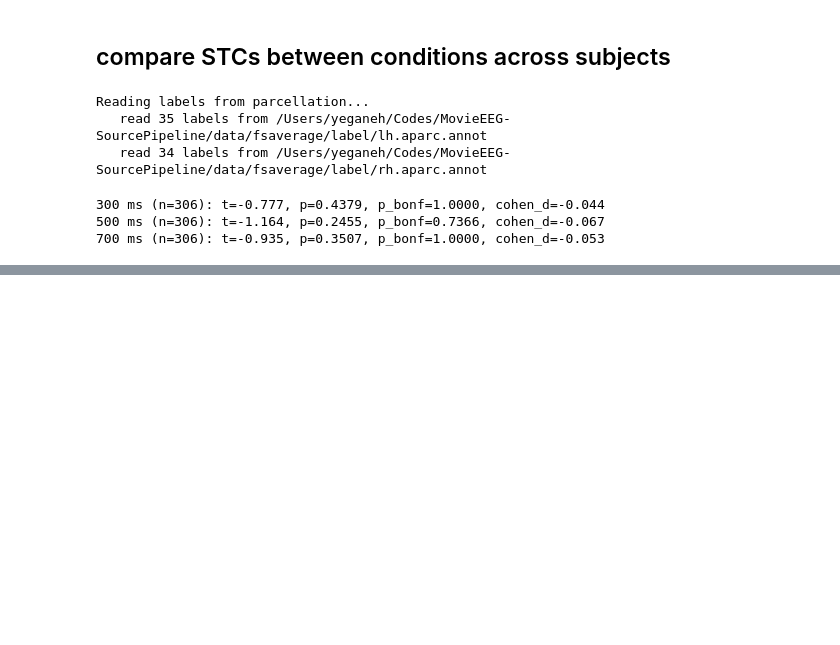
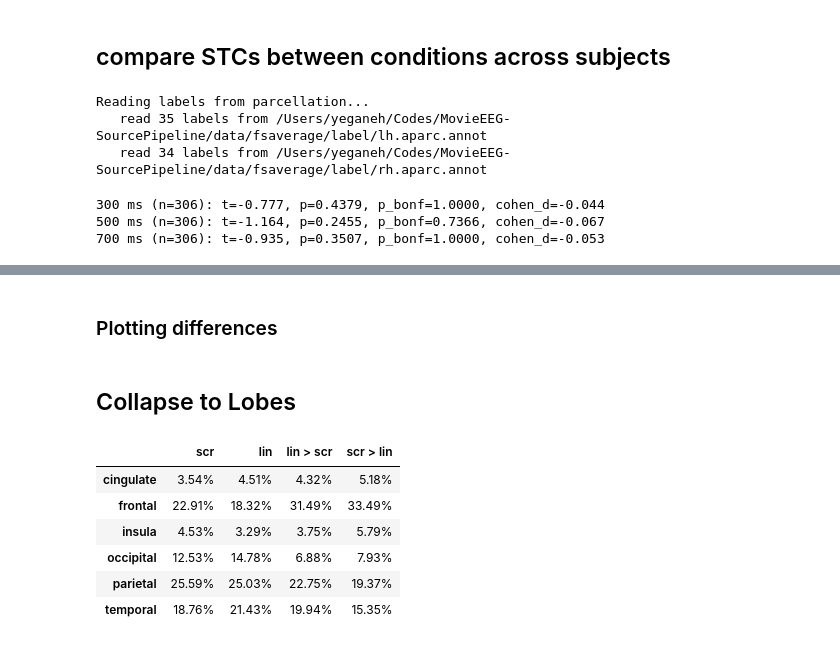
Before and after one commit to Yeganehfrh/MovieEEG-SourcePipeline, a Jupyter notebook: notebooks/Visualization.ipynb, the cells around one changed output, grey strips where cells are left out. Drawn from its saved outputs; the diff is of its cells as text; code cells hidden in the pictures; blank space fills up the shorter version.

```diff
--- a/notebooks/Visualization.ipynb
+++ b/notebooks/Visualization.ipynb
@@ -363,0 +498,2 @@ for r in results:
+# %% [markdown]
+### Plotting differences
@@ -363,0 +524,77 @@ for r in results:
+# %% [markdown]
+## Collapse to Lobes
+# %%
+lobe_keywords = {
+    # Put cingulate before frontal so rostral/caudal cingulate labels are not misclassified.
+    "cingulate": ["cingulate"],
+    "insula": ["insula"],
+    "frontal": [
+        "frontal", "precentral", "pars", "orbitofrontal", "paracentral", "frontalpole"
+    ],
+    "parietal": [
+        "parietal", "postcentral", "supramarginal", "precuneus"
+    ],
+    "temporal": [
+        "temporal", "fusiform", "bankssts", "transversetemporal", "entorhinal", "parahippocampal", "temporalpole"
+    ],
+    "occipital": ["occipital", "cuneus", "lingual", "pericalcarine"],
+}
+
+def collapse_to_lobes(label_counts):
+    lobe_counts = Counter()
+    unmapped_counts = Counter()
+
+    for label, count in label_counts.items():
+        lname = label.lower()
+
+        if lname.startswith("unknown"):
+            unmapped_counts["unknown"] += count
+            continue
+
+        assigned = False
+        for lobe, keywords in lobe_keywords.items():
+            if any(k in lname for k in keywords):
+                lobe_counts[lobe] += count
+                assigned = True
+                break
+
+        if not assigned:
+            unmapped_counts[label] += count
+
+    return lobe_counts, unmapped_counts
+
+def counts_to_percent(counts, total):
+    if total == 0:
+        return {k: 0.0 for k in counts}
+    return {k: 100 * v / total for k, v in counts.items()}
+
+def percent_of_all_top_vertices(label_counts):
+    lobe_counts, unmapped = collapse_to_lobes(label_counts)
+    total_all = sum(label_counts.values())
+    return counts_to_percent(lobe_counts, total_all), unmapped
+
+scr_all, scr_unmapped = percent_of_all_top_vertices(counts_scr)
+lin_all, lin_unmapped = percent_of_all_top_vertices(counts_lin)
+lin_gt_scr_all, lin_gt_scr_unmapped = percent_of_all_top_vertices(neg_counts)
+scr_gt_lin_all, scr_gt_lin_unmapped = percent_of_all_top_vertices(pos_counts)
+
+lobar_report_df = pd.DataFrame({
+    "scr": scr_all,
+    "lin": lin_all,
+    "lin > scr": lin_gt_scr_all,
+    "scr > lin": scr_gt_lin_all,
+}).fillna(0.0).sort_index()
+
+# show the percrages in two decimal places
+for col in lobar_report_df.columns:
+    lobar_report_df[col] = lobar_report_df[col].apply(lambda x: f"{x:.2f}%")
+
+lobar_report_df
+# %% [output]
+|  | scr | lin | lin > scr | scr > lin |
+| cingulate | 3.54% | 4.51% | 4.32% | 5.18% |
+| frontal | 22.91% | 18.32% | 31.49% | 33.49% |
+| insula | 4.53% | 3.29% | 3.75% | 5.79% |
+| occipital | 12.53% | 14.78% | 6.88% | 7.93% |
+| parietal | 25.59% | 25.03% | 22.75% | 19.37% |
+| temporal | 18.76% | 21.43% | 19.94% | 15.35% |
```
Also changed, not shown: parts of 14 cells of this notebook.
